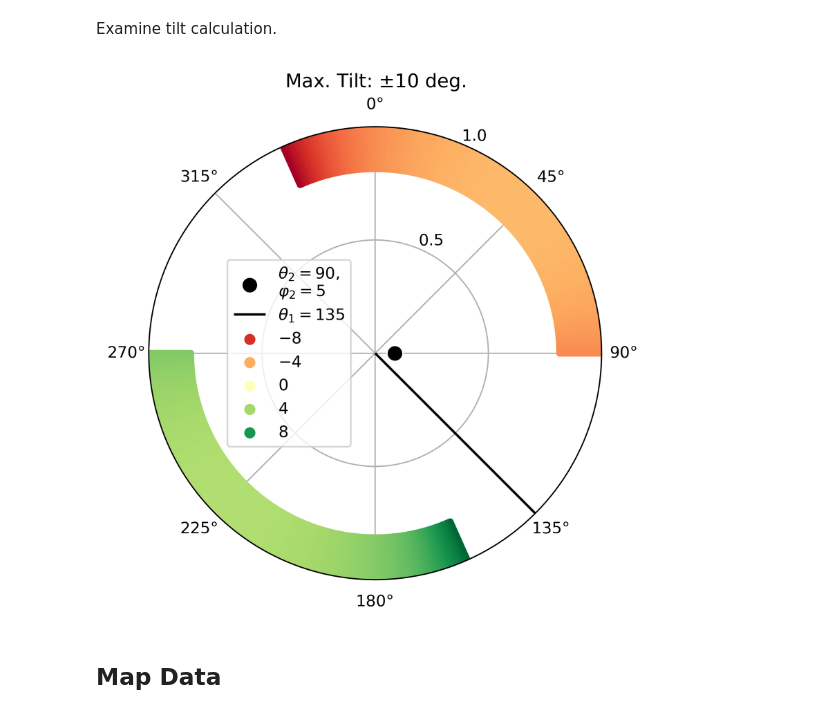
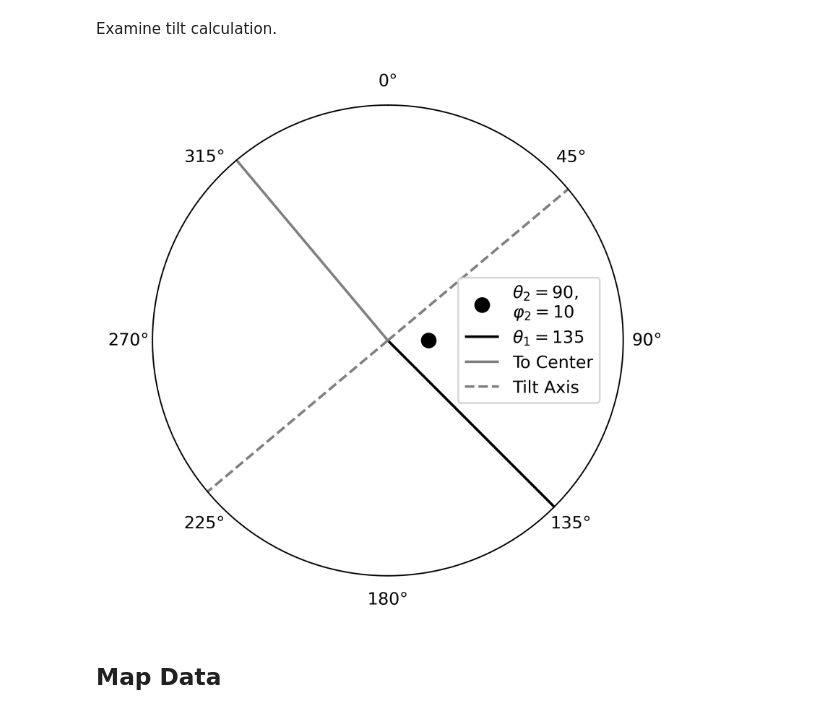
Before and after one commit to hernypeterson/thesis, a Jupyter notebook: code_with_import.ipynb, the cells around one changed output. Drawn from its saved outputs; the diff is of its cells as text; code cells hidden in the pictures.

```diff
--- a/code_with_import.ipynb
+++ b/code_with_import.ipynb
@@ -29,30 +29,39 @@ Examine tilt calculation.
 # %%
 td.tilt_check(
     test_az1=135,
     test_az2=90,
-    test_sl2=5,
+    test_sl2=10,
     paleo_azimuth_uncertainty=0,
     max_abs_tilt=10,
-    legend_position=(.31, .5),
+    legend_position=(.8, .5),
     plot_radius=1,
-    # example_bearing=200,
-    # full_tilt=False
+    example_bearing=135 + 185,
+    full_tilt=False,
     # plot_resolution=4
+    radial_ticks=False
+
 )
 
-plt.title('Max. Tilt: $\pm$10 deg.')
+# plt.title('Max. Tilt: $\pm$10 deg.')
 
 # save_pdf(name='methods/tilt-check-blank') # just attitude
 # save_pdf(name='methods/tilt-check-example') # with example tilt
 # save_pdf(name='methods/tilt-check-example-rim') # with example tilt legend_position=(.3, .5)
-save_pdf(name='methods/tilt-check-rim')
+# save_pdf(name='methods/tilt-check-rim')
+
+plt.grid(False)
 
 # save_pdf(name='methods/tilt-behavior-high-max')
 # save_pdf(name='methods/tilt-behavior-non-discordant')
 # save_pdf(name='methods/tilt-behavior-opposite')
 # save_pdf(name='methods/tilt-behavior-opposite-high-uncertainty')
+
+# save_pdf(name='methods/T0-O0')
+# save_pdf(name='methods/T1-O0')
+# save_pdf(name='methods/T0-O1')
+# save_pdf(name='methods/T1-O1')
 # %% [output]
-[figure, old version]
+[figure, new version]
 # %% [markdown]
 ## Map Data
 # %%
```
Also changed, not shown: 10 other files.
